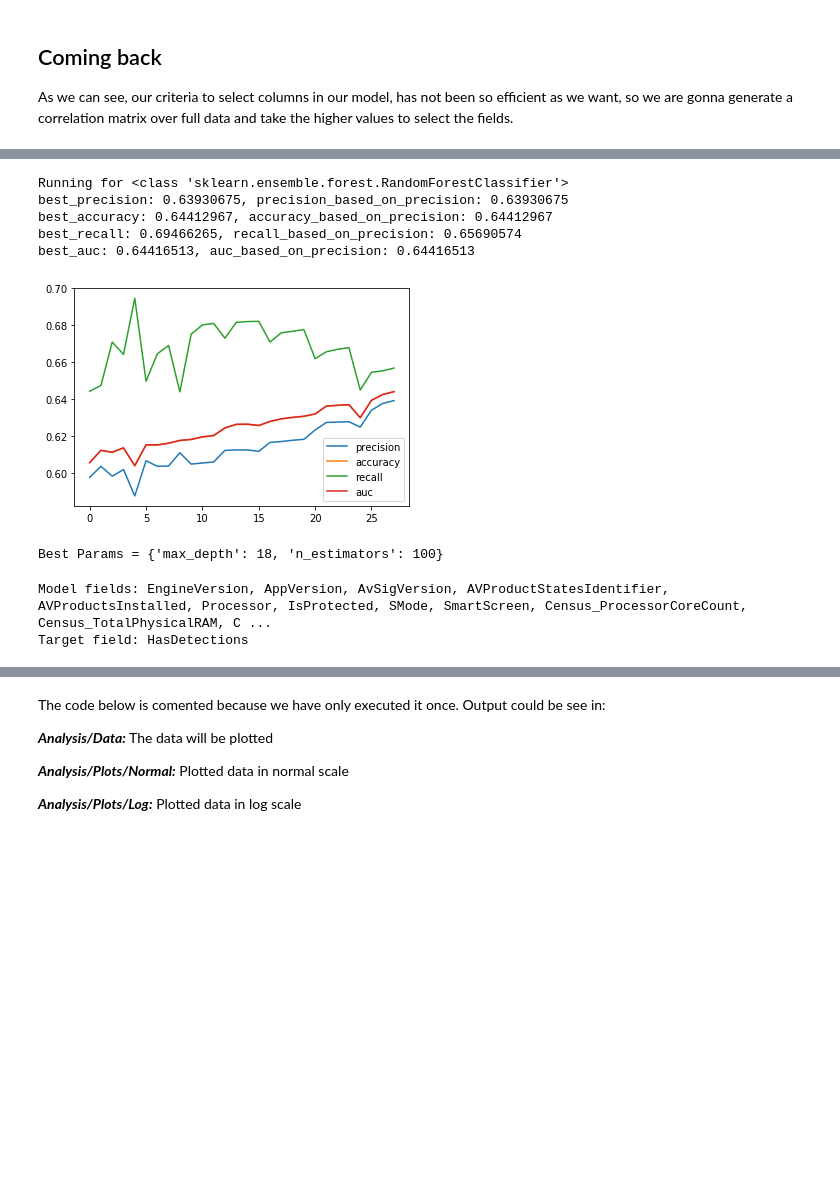
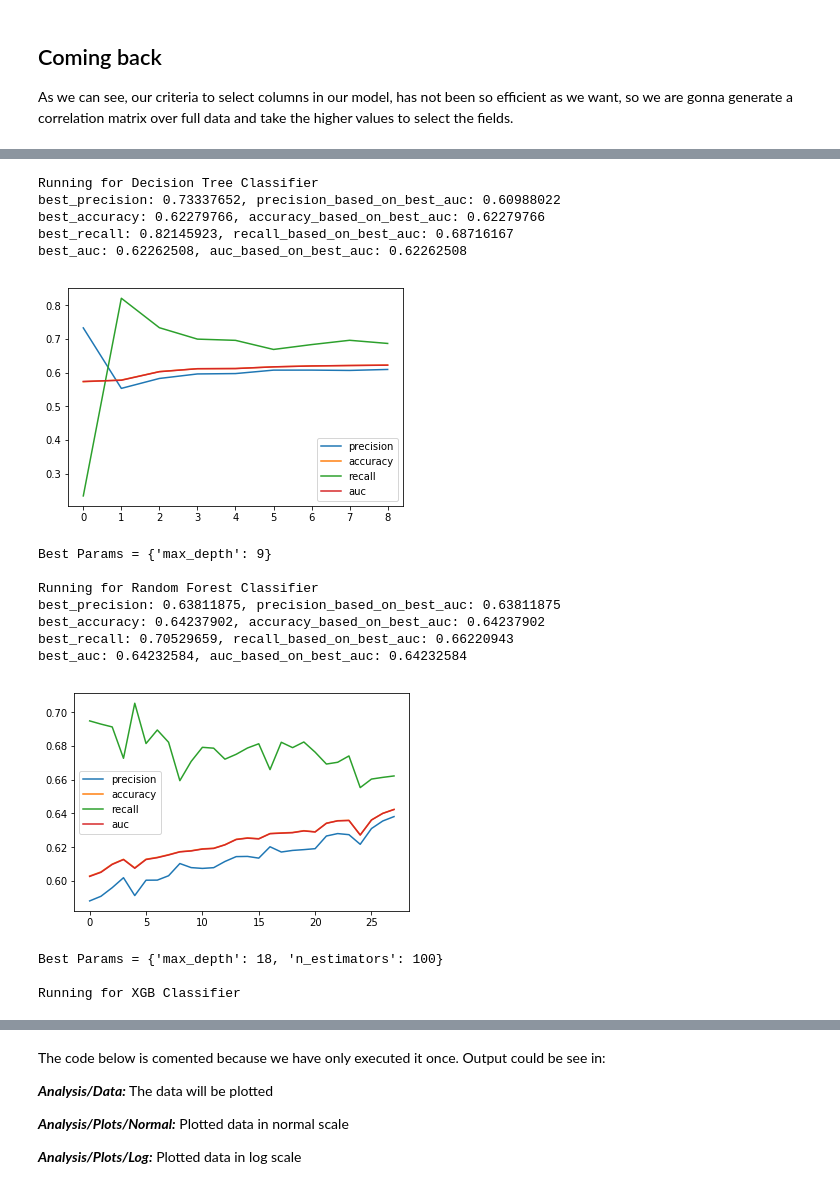
Before and after one commit to JuanBrugera/Kschool-TFM, a Jupyter notebook: Main.ipynb, the cells around one changed output, grey strips where cells are left out. Saved outputs shown, nothing was run; the diff lists cells and outputs as text; code cells hidden in the pictures; blank space fills up the shorter version.

```diff
--- a/Main.ipynb
+++ b/Main.ipynb
@@ -255,7 +328,7 @@ starting_point = (len(train_df_transformed.columns) ** 2) - len(train_df_transfo
 # %%
 correlation = utils.get_input_fields_dict(train_df_transformed, \
                                            'correlation', \
-                                           correlations=correlation_matrix.values[starting_point:-1])
+                                           correlations=correlation_array.values[starting_point:-1])
 # %%
 correlation_ordered = utils.get_input_fields_dict(train_df_transformed, \
                                                   'correlation_ordered', \
@@ -288,7 +344,7 @@ correlations_pd.sort_values("correlation", ascending=False)
 # %%
-cut_at = 7
+cut_at = .01
 # %%
-in_model = {k: ((correlation_ordered[k] < cut_at) and (k not in na_fields)) for k in in_model.keys()}
+in_model = {k: ((correlation[k] >= cut_at) and (k not in na_fields)) for k in in_model.keys()}
 # %%
 x_fields = utils.get_select_fields(in_model)
 # %%
@@ -307,21 +404,33 @@ in_model = {k: True for k in in_model.keys()}
 # %%
 x_fields = utils.get_select_fields(in_model)
 # %%
-sample_train_df = utils.get_sample(train_df_transformed, x_fields + [y_field], sample_size)
+sample_train_df = utils.get_sample(train_df_transformed, x_fields + [y_field], sample_size * .5)
 # %%
 x_train, y_train = utils.get_x_y_train(sample_train_df, x_fields, y_field)
 # %%
 weights = {}
+models = {}
 for classifier in classifier_dict.keys():
     model = run_model(classifier, x_train, y_train)
     values = {k: v for k, v in zip(in_model.keys(), model.best_estimator_.feature_importances_)}
     result = {k: values[k] for v, k in enumerate(sorted(values, key=values.get, reverse=True))}
     weights[classifier] = result
+    models[classifier] = model
 # %% [output]
-Running for <class 'sklearn.ensemble.forest.RandomForestClassifier'>
-best_precision: 0.63930675, precision_based_on_precision: 0.63930675
-best_accuracy: 0.64412967, accuracy_based_on_precision: 0.64412967
-best_recall: 0.69466265, recall_based_on_precision: 0.65690574
-best_auc: 0.64416513, auc_based_on_precision: 0.64416513
+Running for Decision Tree Classifier
+best_precision: 0.73337652, precision_based_on_best_auc: 0.60988022
+best_accuracy: 0.62279766, accuracy_based_on_best_auc: 0.62279766
+best_recall: 0.82145923, recall_based_on_best_auc: 0.68716167
+best_auc: 0.62262508, auc_based_on_best_auc: 0.62262508
-[figure, old version]
+[figure, new version]
-Best Params = {'max_depth': 18, 'n_estimators': 100}
+Best Params = {'max_depth': 9}
+
+Running for Random Forest Classifier
+best_precision: 0.63811875, precision_based_on_best_auc: 0.63811875
+best_accuracy: 0.64237902, accuracy_based_on_best_auc: 0.64237902
+best_recall: 0.70529659, recall_based_on_best_auc: 0.66220943
+best_auc: 0.64232584, auc_based_on_best_auc: 0.64232584
+[figure, added]
+Best Params = {'max_depth': 18, 'n_estimators': 100}
+
+Running for XGB Classifier
@@ -332,7 +436,0 @@ x_fields = utils.get_select_fields(in_model)
-# %%
-print("""
-Model fields: %s
-Target field: %s""" % (', '.join(x_fields), y_field))
-# %% [output]
-Model fields: EngineVersion, AppVersion, AvSigVersion, AVProductStatesIdentifier, AVProductsInstalled, Processor, IsProtected, SMode, SmartScreen, Census_ProcessorCoreCount, Census_TotalPhysicalRAM, C ...
-Target field: HasDetections
```
Also changed, not shown: parts of 58 cells of this notebook, 1 other file.
